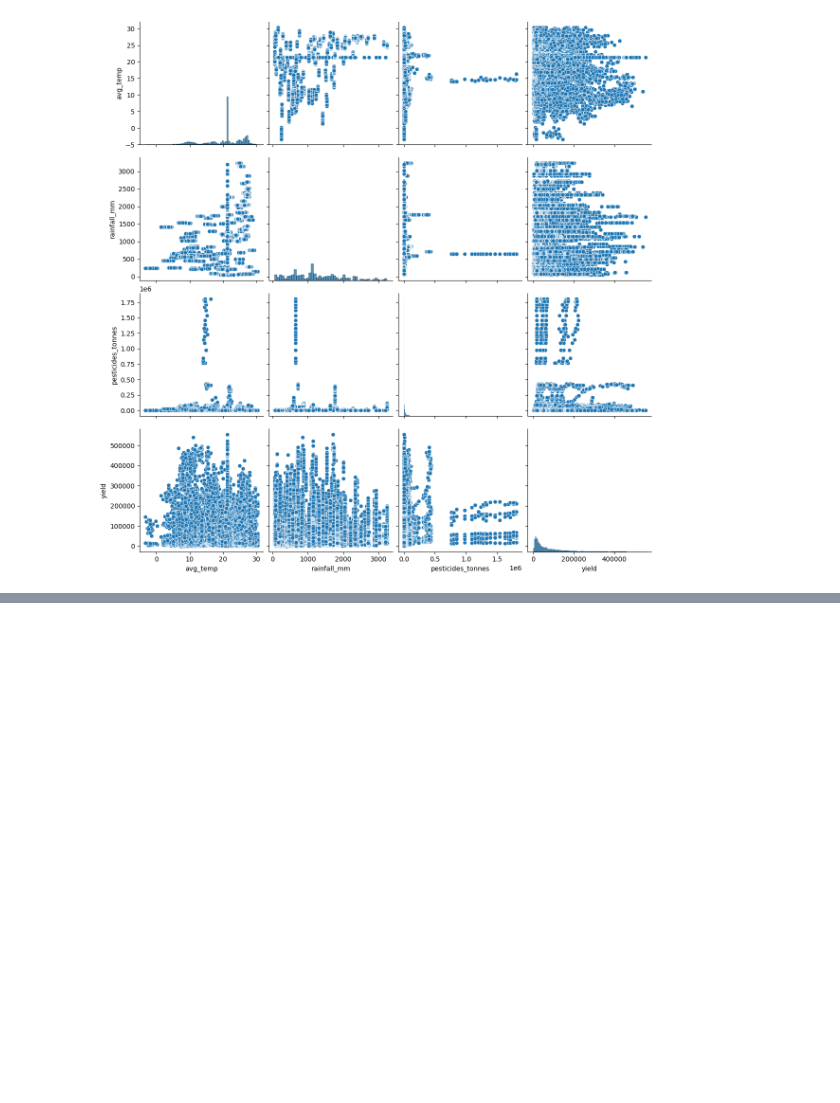
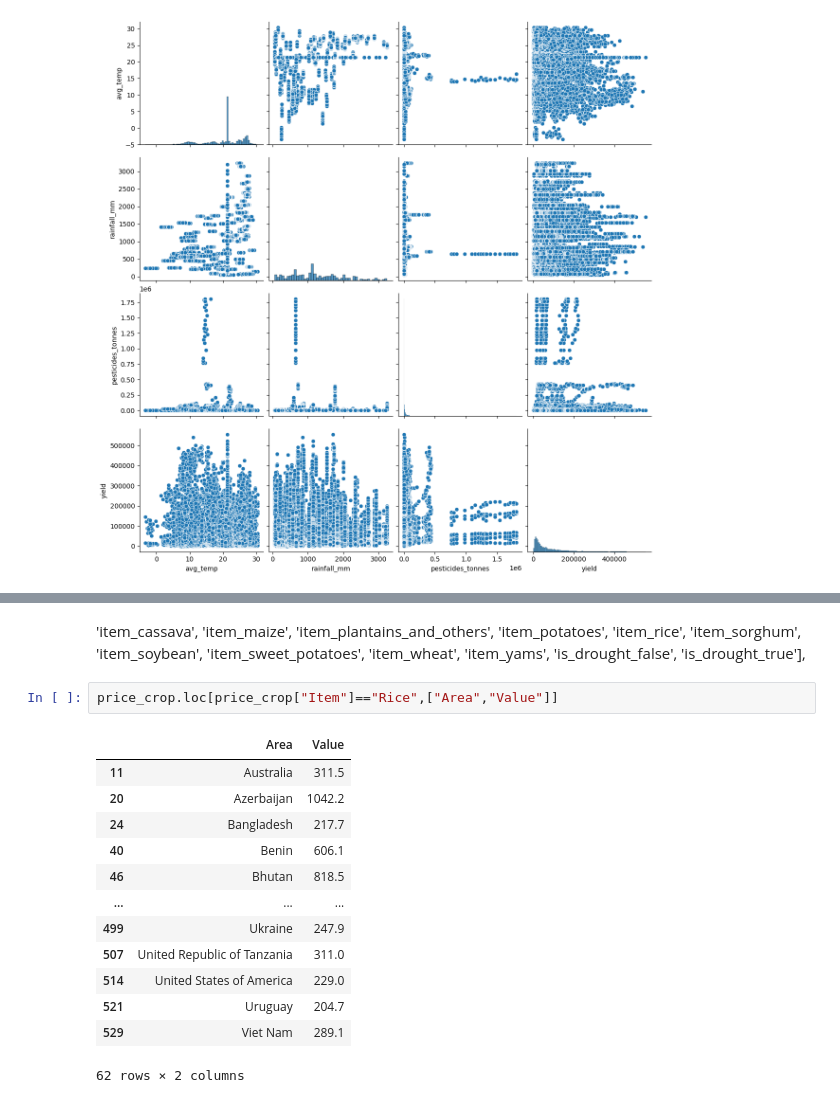
Before and after one commit to SCFlorian/Systeme_recommandation_agricole, a Jupyter notebook: notebooks/notebook_analyse_exploratoire.ipynb, the cells around one changed output, grey strips where cells are left out. Saved outputs shown, nothing was run; the diff lists cells and outputs as text; blank space fills up the shorter version.

```diff
--- a/notebooks/notebook_analyse_exploratoire.ipynb
+++ b/notebooks/notebook_analyse_exploratoire.ipynb
@@ -1863,0 +1918,21 @@ plt.show()
+# %% [markdown]
+'item_cassava',
+       'item_maize', 'item_plantains_and_others', 'item_potatoes', 'item_rice',
+       'item_sorghum', 'item_soybean', 'item_sweet_potatoes', 'item_wheat',
+       'item_yams', 'is_drought_false', 'is_drought_true'],
+# %%
+price_crop.loc[price_crop["Item"]=="Rice",["Area","Value"]]
+# %% [output]
+|  | Area | Value |
+| 11 | Australia | 311.5 |
+| 20 | Azerbaijan | 1042.2 |
+| 24 | Bangladesh | 217.7 |
+| 40 | Benin | 606.1 |
+| 46 | Bhutan | 818.5 |
+| ... | ... | ... |
+| 499 | Ukraine | 247.9 |
+| 507 | United Republic of Tanzania | 311.0 |
+| 514 | United States of America | 229.0 |
+| 521 | Uruguay | 204.7 |
+| 529 | Viet Nam | 289.1 |
+62 rows × 2 columns
```
Also changed, not shown: parts of 10 cells of this notebook, 10 other files.
